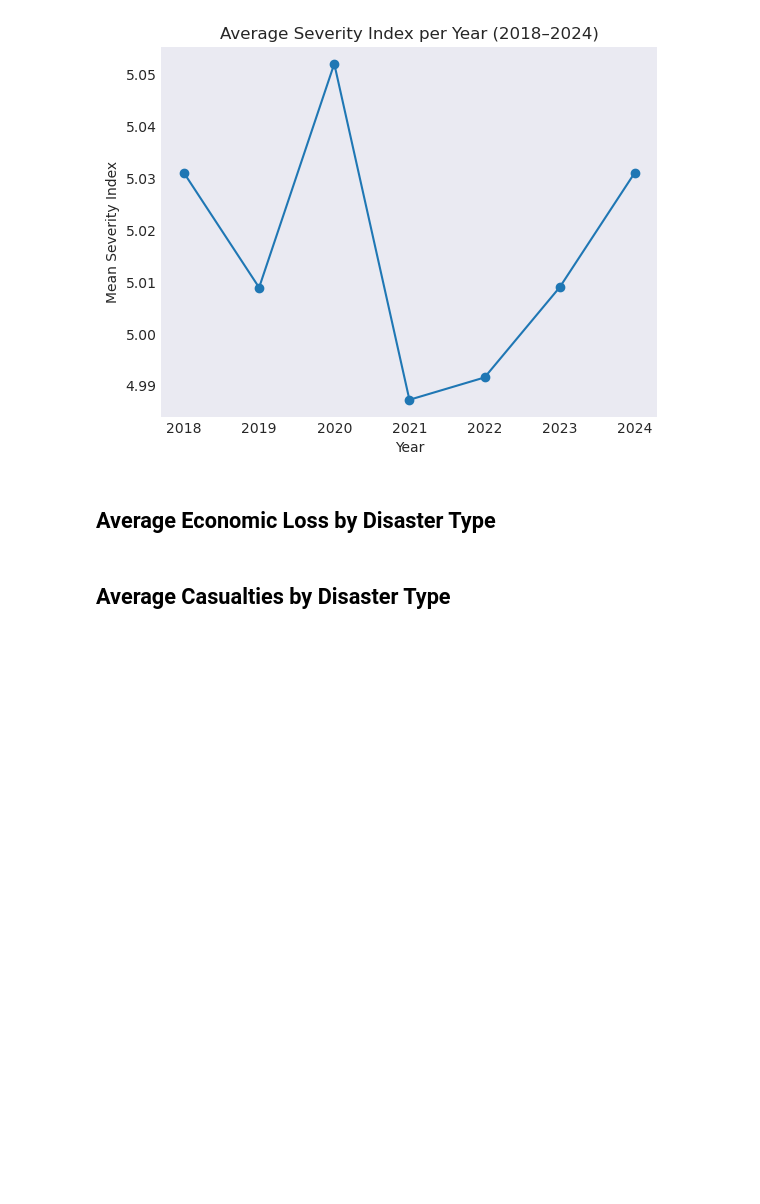
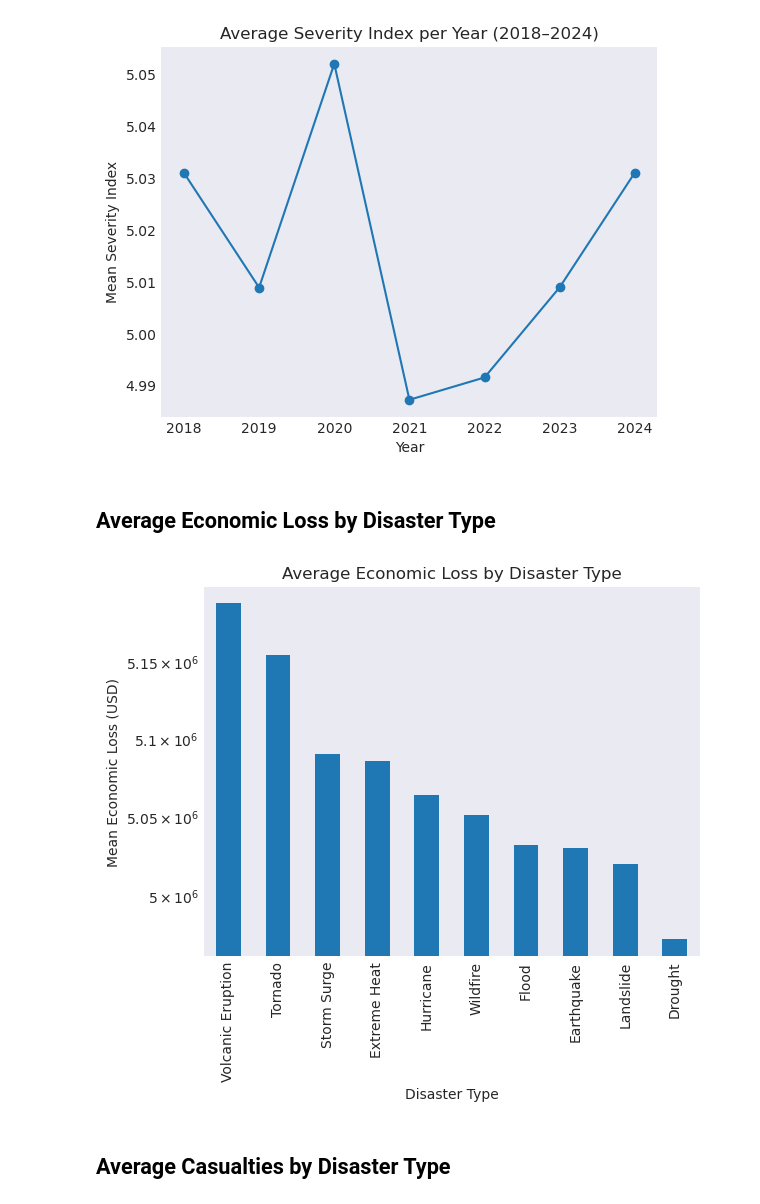
Before and after one commit to UCB-stat-159-f25/ucb-stat-159-f25-classroom-final-final, a Jupyter notebook: exploratory_data_analysis.ipynb, the cells around one changed output. Cells and saved outputs as stored; diff of their text form; code cells hidden in the pictures; blank space fills up the shorter version.

Commit message:
added average economic loss by disaster types

```diff
--- a/exploratory_data_analysis.ipynb
+++ b/exploratory_data_analysis.ipynb
@@ -57,6 +57,21 @@ plt.show()
 [figure]
 # %% [markdown]
 ## Average Economic Loss by Disaster Type
+# %%
+loss_by_type = disaster.groupby("disaster_type")["economic_loss_usd"].mean().sort_values(ascending=False)
+
+fig, ax = plt.subplots()
+loss_by_type.plot(kind="bar", ax=ax)
+
+ax.set_title("Average Economic Loss by Disaster Type")
+ax.set_xlabel("Disaster Type")
+ax.set_ylabel("Mean Economic Loss (USD)")
+ax.set_yscale("log")
+
+fig.savefig("figures/avg_economic_loss_by_disaster_type.png", dpi=100, bbox_inches="tight")
+plt.show()
+# %% [output]
+[figure, added]
 # %% [markdown]
 ## Average Casualties by Disaster Type
 # %% [markdown]
```
Also changed, not shown: 1 other file.
